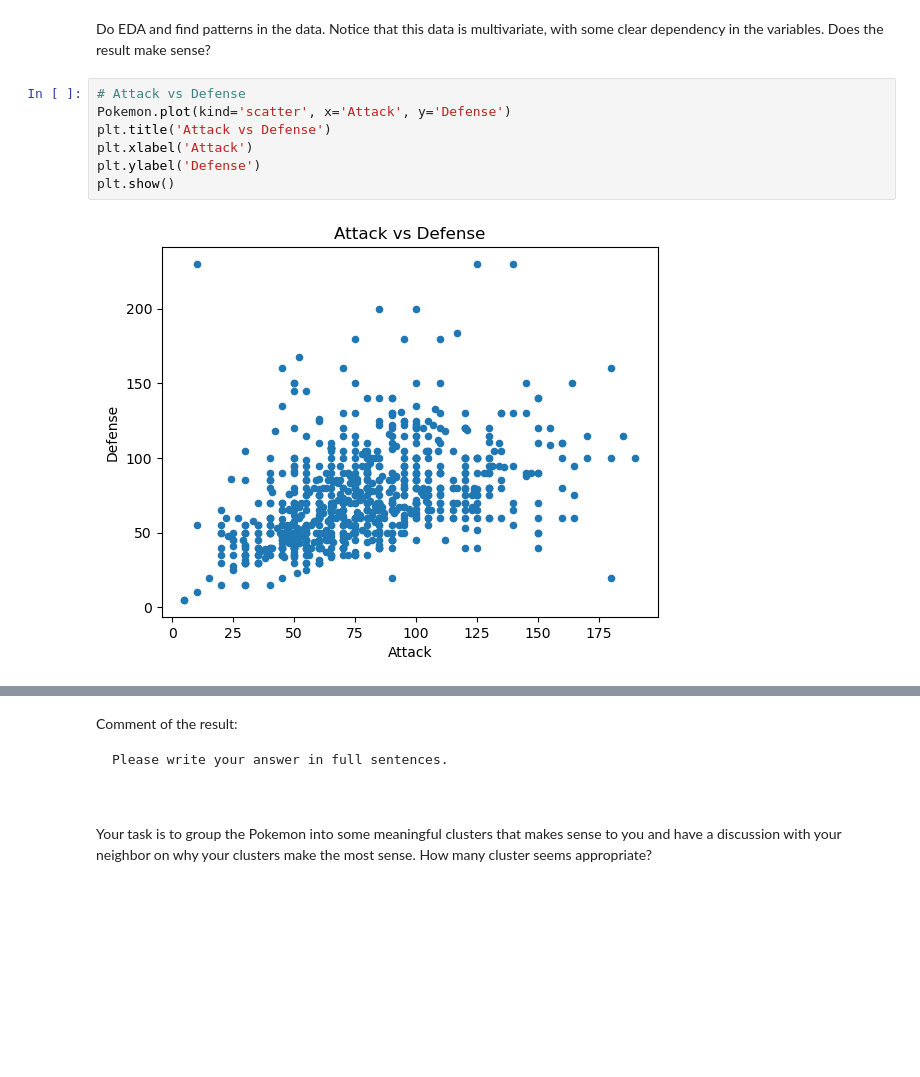
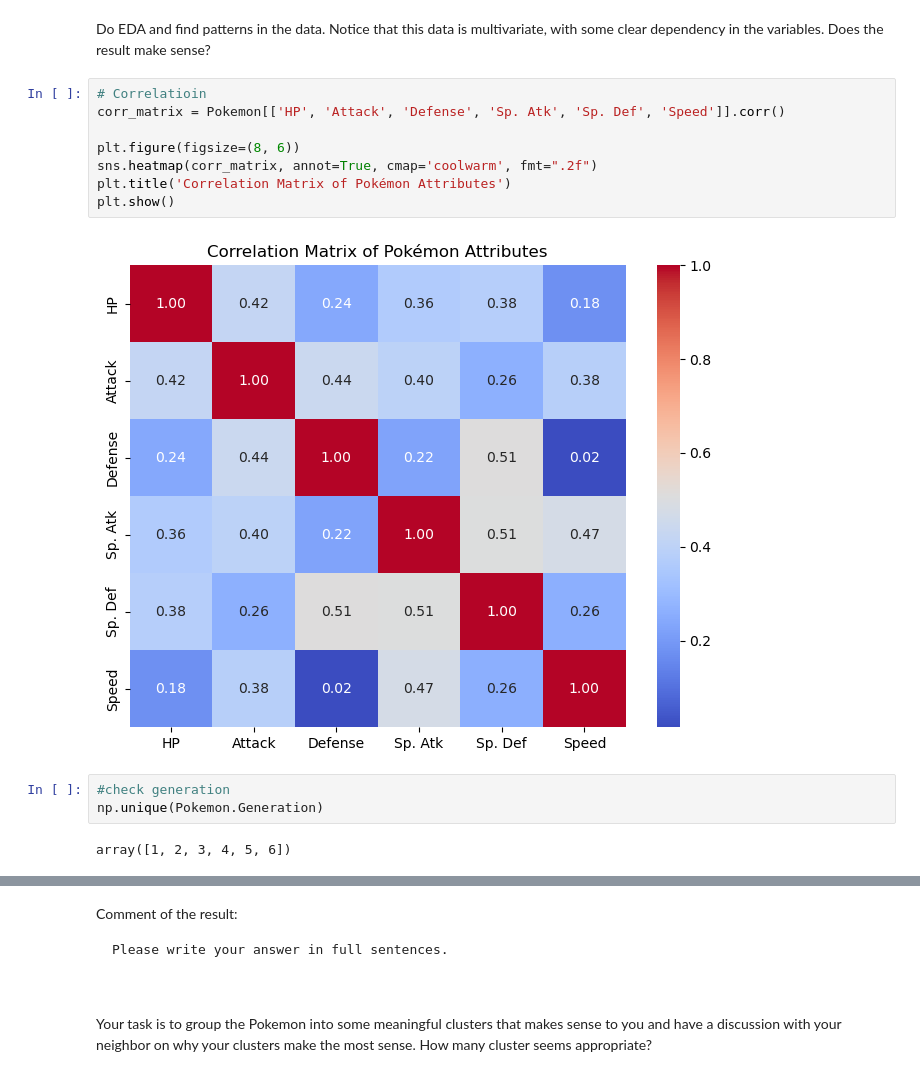
Before and after one commit to BU-MSSP-Classroom/MA679_Spring2024_09_unsupervised-yuyangsun28k, a Jupyter notebook: Ch12_Unsupervised_Python.ipynb, the cells around one changed output, grey strips where cells are left out. Drawn from its saved outputs; the diff is of its cells as text; blank space fills up the shorter version.

```diff
--- a/Ch12_Unsupervised_Python.ipynb
+++ b/Ch12_Unsupervised_Python.ipynb
@@ -279,11 +279,17 @@ memory usage: 75.9+ KB
 # %% [markdown]
 Do EDA and find patterns in the data. Notice that this data is multivariate, with some clear dependency in the variables. Does the result make sense?
 # %%
-# Attack vs Defense
-Pokemon.plot(kind='scatter', x='Attack', y='Defense')
-plt.title('Attack vs Defense')
-plt.xlabel('Attack')
-plt.ylabel('Defense')
+# Correlatioin
+corr_matrix = Pokemon[['HP', 'Attack', 'Defense', 'Sp. Atk', 'Sp. Def', 'Speed']].corr()
+
+plt.figure(figsize=(8, 6))
+sns.heatmap(corr_matrix, annot=True, cmap='coolwarm', fmt=".2f")
+plt.title('Correlation Matrix of Pokémon Attributes')
 plt.show()
 # %% [output]
-[figure, old version]
+[figure, new version]
+# %%
+#check generation
+np.unique(Pokemon.Generation)
+# %% [output]
+array([1, 2, 3, 4, 5, 6])
```
Also changed, not shown: parts of 4 cells of this notebook.
